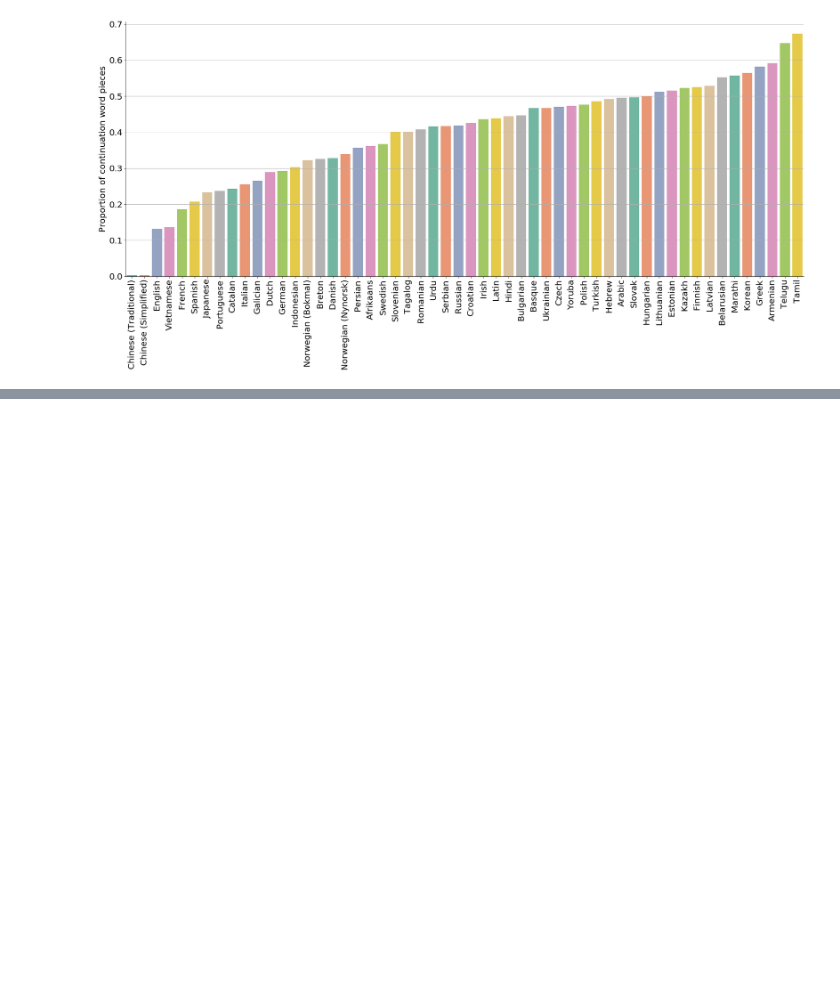
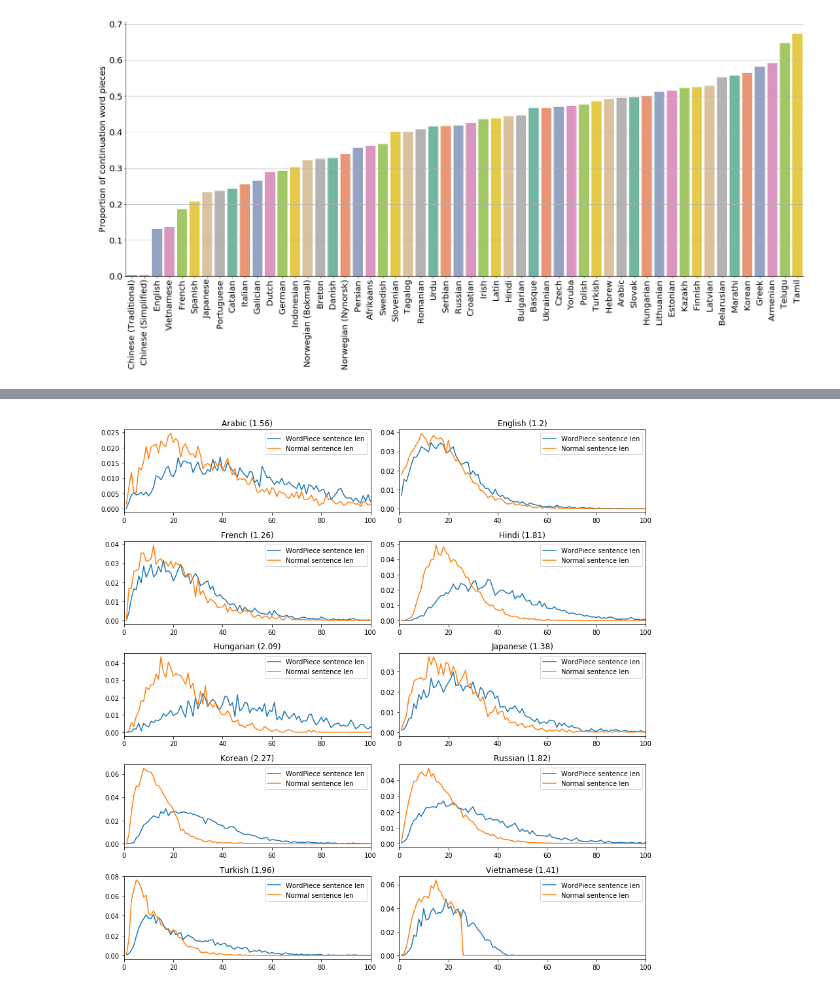
Before and after one commit to juditacs/snippets, a Jupyter notebook: deep_learning/bert_vocab_stats/bert_vocab_stats.ipynb, the cells around one changed output, grey strips where cells are left out. Cells and saved outputs as stored; diff of their text form; code cells hidden in the pictures; blank space fills up the shorter version.

```diff
--- a/deep_learning/bert_vocab_stats/bert_vocab_stats.ipynb
+++ b/deep_learning/bert_vocab_stats/bert_vocab_stats.ipynb
@@ -374,10 +376,10 @@ len(bert_langs & ud_langs)
 # %% [output]
 54
 # %%
-b = bert_stats[bert_stats.language.isin(common_langs)].groupby('language').fertility.mean().sort_values().to_frame()
+fertility = bert_stats[bert_stats.language.isin(common_langs)].groupby('language').fertility.mean().sort_values().to_frame()
 fig, ax = plt.subplots(1, figsize=(24, 12))
 
-sns.barplot(x=b.index, y=b.fertility, ax=ax, palette="Set2")
+sns.barplot(x=fertility.index, y=fertility.fertility, ax=ax, palette="Set2")
 plt.xticks(rotation=90)
 ax.grid(True, axis='y')
 ax.set_xlabel("")
@@ -511,7 +535,8 @@ with sns.plotting_context(font_scale=2):
         d = bert_stats[bert_stats.language==language][bert_num_cols].fillna(0)
         d = d.div(d.sum(axis=1), axis=0).mean()
         d.index = d.index.str[len("bert_len_"):].astype(int)
-        d = d.drop(index=0)
+        if 0 in d.index:
+            d = d.drop(index=0)
         pl = sns.barplot(x=d.index, y=d, ax=ax[i, j], palette="Set2")
         ax[i, j].set_title("{}".format(language.replace("_", " ")))
 
@@ -531,44 +556,42 @@ with sns.plotting_context(font_scale=2):
         pl = sns.lineplot(x=d.index-1, y=d, ax=dax, palette="Set2")
         plt.tight_layout(w_pad=0.5)
 
-    plt.savefig("fig/bert_token_len_full.png", bbox_inches='tight')
+    plt.savefig("fig/bert_token_len_full_fertility_sorted.png", bbox_inches='tight')
+    plt.close(fig)
 # %%
-bert_num_cols = list(c for c in bert_stats.columns if c.startswith('bert_len_'))
-token_num_cols = list(c for c in bert_stats.columns if c.startswith('token_len_'))
+bert_sent_cols = list(c for c in bert_stats.columns if c.startswith('bert_sent_len_'))
+sent_cols = list(c for c in bert_stats.columns if c.startswith('sent_len_'))
 
-languages = list(b.index)
+languages = cherry_languages
 size_x = 12
-size_y = 55
+size_y = 12 / 10 * len(languages)
 
 with sns.plotting_context(font_scale=2):
 
     fig, ax = plt.subplots(len(languages) // 2, 2, figsize=(size_x, size_y))
     for li, language in enumerate(languages):
         if li >= ax.size:
             break
+
         i = li // ax.shape[1]
         j = li % ax.shape[1]
-        d = bert_stats[bert_stats.language==language][bert_num_cols].fillna(0)
+
+        d = bert_stats[bert_stats.language==language][bert_sent_cols].fillna(0)
         d = d.div(d.sum(axis=1), axis=0).mean()
-        d.index = d.index.str[len("bert_len_"):].astype(int)
-        d = d.drop(index=0)
-        pl = sns.barplot(x=d.index, y=d, ax=ax[i, j], palette="Set2")
-        ax[i, j].set_title("{}".format(language.replace("_", " ")))
+        d.index = d.index.str[len("bert_sent_len_"):].astype(int)
+        sns.lineplot(x=d.index, y=d, palette="Set2", ax=ax[i, j])
 
-        max_x = int(ax[i, j].get_xlim()[1])
-        tick_positions = [0] + list(range(4, max_x+1, 5))
-        tick_labels = [1] + list(range(5, max_x+1, 5))
-        ax[i, j].xaxis.set_major_locator(ticker.FixedLocator(tick_positions))
-        ax[i, j].set(xticklabels=tick_labels)
-        ax[i, j].grid(True)
+        ax[i, j].set_title("{} ({})".format(language.replace("_", " "), round(fertility.loc[language, "fertility"], 2)))
+        d = bert_stats[bert_stats.language==language][sent_cols].fillna(0)
+        d = d.div(d.sum(axis=1), axis=0).mean()
+        d.index = d.index.str[len("sent_len_"):].astype(int)
+        sns.lineplot(x=d.index, y=d, palette="Set2", ax=ax[i, j])
 
-        # token dist
-        dax = ax[i, j].twinx()
-        d = bert_stats[bert_stats.language==language][token_num_cols].fillna(0)
-        d = d.div(d.sum(axis=1), axis=0).mean()
-        d.index = d.index.str[len("token_len_"):].astype(int)
-        d = d[d.index < 21]
-        pl = sns.lineplot(x=d.index-1, y=d, ax=dax, palette="Set2")
+        ax[i, j].legend(['WordPiece sentence len', 'Normal sentence len'])
+        ax[i, j].set_xlim(0, 100)
+
         plt.tight_layout(w_pad=0.5)
 
-    plt.savefig("fig/bert_token_len_full_fertility_sorted.png", bbox_inches='tight')
+    plt.savefig("fig/bert_sent_len_short.png", bbox_inches='tight')
+# %% [output]
+[figure, added]
```
Also changed, not shown: parts of 14 cells of this notebook, 13 other files.
